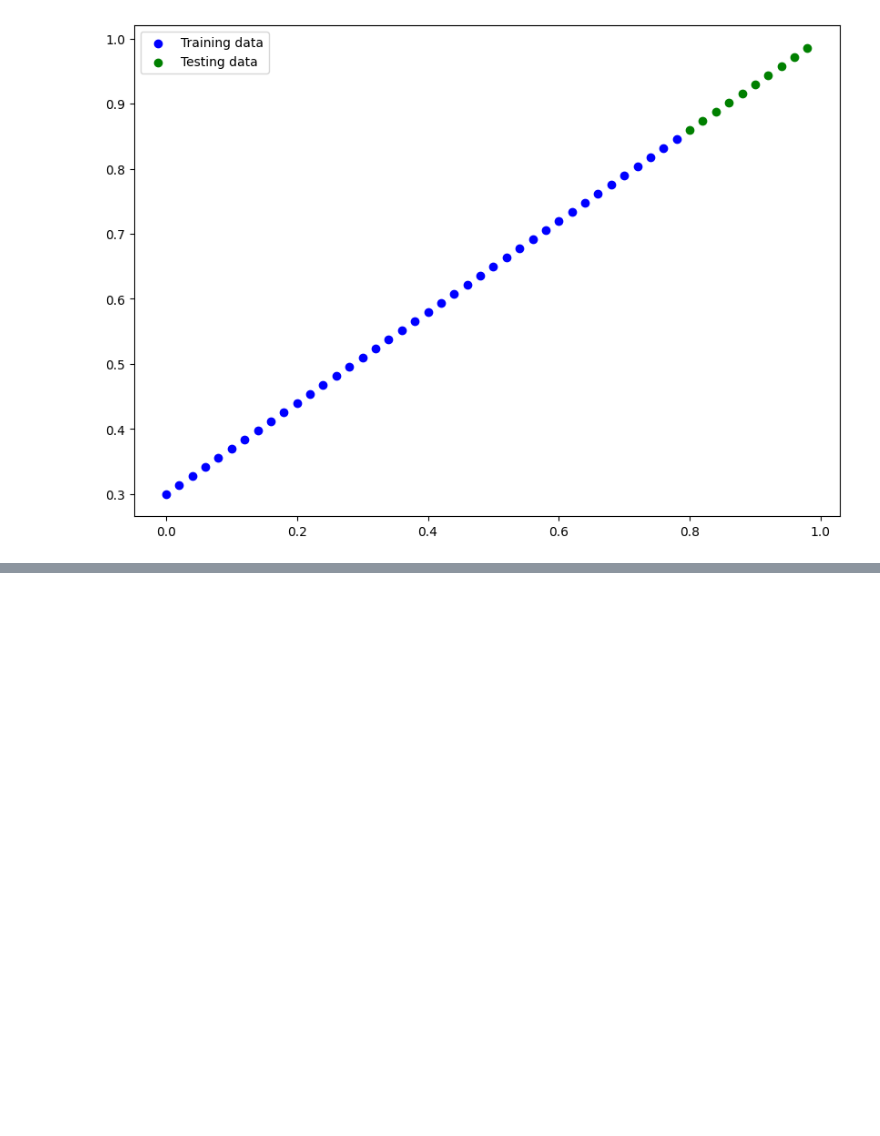
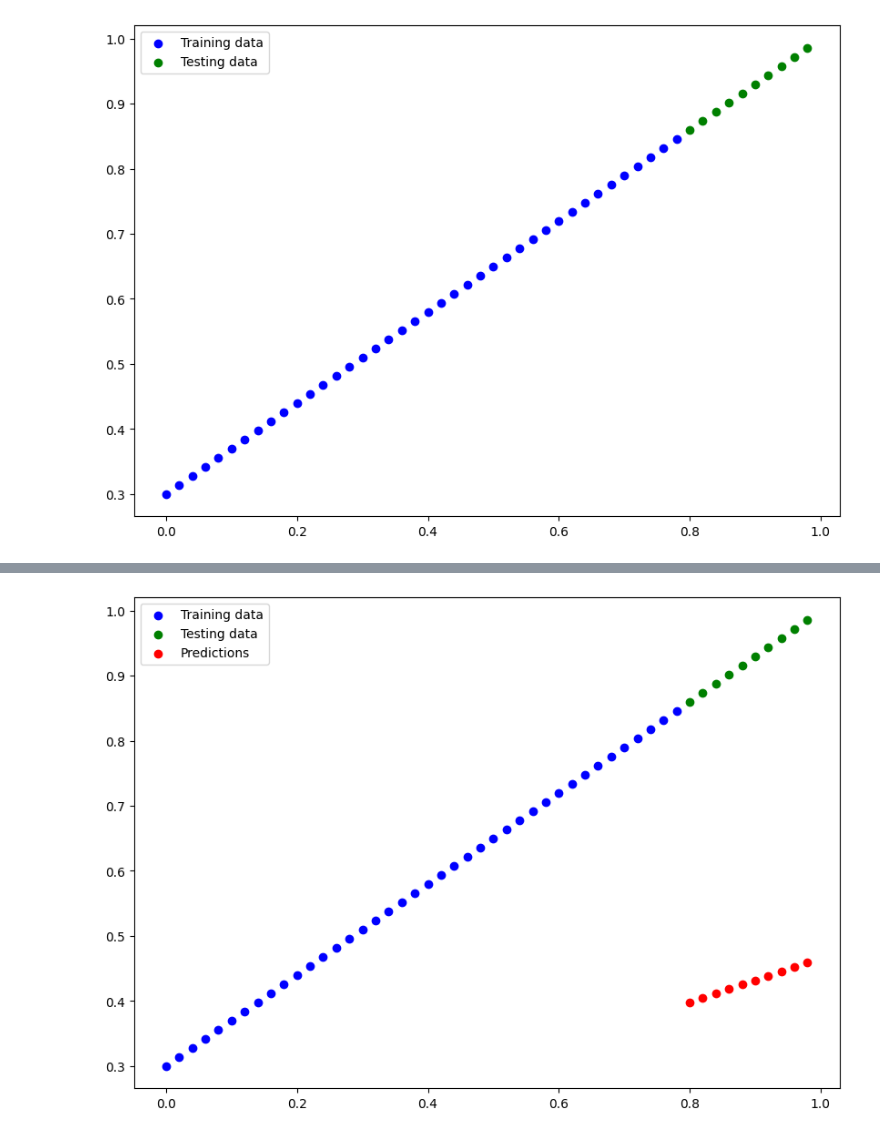
Before and after one commit to adatdat/pytorch_learning, a Jupyter notebook: pytorch_workflow.ipynb, the cells around one changed output, grey strips where cells are left out. Cells and saved outputs as stored; diff of their text form; code cells hidden in the pictures; blank space fills up the shorter version.

Commit message:
pytorch simple workflow

```diff
--- a/pytorch_workflow.ipynb
+++ b/pytorch_workflow.ipynb
@@ -122,0 +125,16 @@ plot_predictions()
+# %%
+# Tạo 1 linear regression model
+class LinearRegressionModel(nn.Module): # nn.Module là 1 class của PyTorch là nền tảng để xây dựng neural network và các mô hình machine learning khác nhau
+    def __init__(self):
+        super().__init__()
+        self.weights = nn.Parameter(torch.randn(1, # <- Bắt đầu với giá trị ngẫu nhiên (giá trị này sẽ được điều chỉnh khi mô hình học)
+                                dtype=torch.float), # <- PyTorch thích float32 mặc định
+                                requires_grad=True) # <- Chúng ta có thể cập nhật giá trị này với gradient descent
+
+        self.bias = nn.Parameter(torch.randn(1, # <- Bắt đầu với giá trị ngẫu nhiên (giá trị này sẽ được điều chỉnh khi mô hình học)
+                                dtype=torch.float), # Giống như trên
+                                requires_grad=True)
+
+    # Forward method (hàm forward) sẽ được gọi khi chúng ta gọi model (model = LinearRegressionModel()) như 1 hàm (model()). Nó là hàm tính toán output của model dựa trên input (ví dụ như tính toán output của model dựa trên input là 1 số)
+    def forward(self, x: torch.Tensor) -> torch.Tensor: # <- "x" là input (từ tập train hoặc test) và "torch.Tensor" là kiểu dữ liệu trả về của output
+        return self.weights * x + self.bias # <- Đây là công thức linear regression (y = wx + b)
@@ -122,0 +150,7 @@ plot_predictions()
+# %%
+# Để kiểm tra nội dung của 1 Pytorch model chúng ta có thể dùng hàm model.parameters()
+
+torch.manual_seed(42) # <- Để có thể tái tạo lại kết quả
+model0 = LinearRegressionModel() # <- Tạo 1 model
+
+list(model0.parameters()) # <- In ra nội dung của model
@@ -122,0 +169,12 @@ plot_predictions()
+# %%
+# Dự đoán với model0
+
+with torch.inference_mode():
+    y_preds = model0(X_test)
+
+# Note: trong các phiên bản pytorch cũ bạn sẽ hay thấy torch.no_grad() thay vì torch.inference_mode()
+# with torch.no_grad():
+#   y_preds = model_0(X_test)
+
+# Tuy nhiên torch.no_grad() không hoạt động với các model mới nhất của pytorch nên chúng ta sẽ dùng torch.inference_mode() thay thế cho torch.no_grad()
+# Với torch.inference_mode() thì chúng ta không thể dùng các hàm như model.train() hay model.eval() được nữa (vì vậy nó được dùng trong quá trình dự đoán)
@@ -122,0 +200,4 @@ plot_predictions()
+# %%
+plot_predictions(predictions=y_preds)
+# %% [output]
+[figure, added]
```
Also changed, not shown: parts of 28 cells of this notebook, 6 other files.
